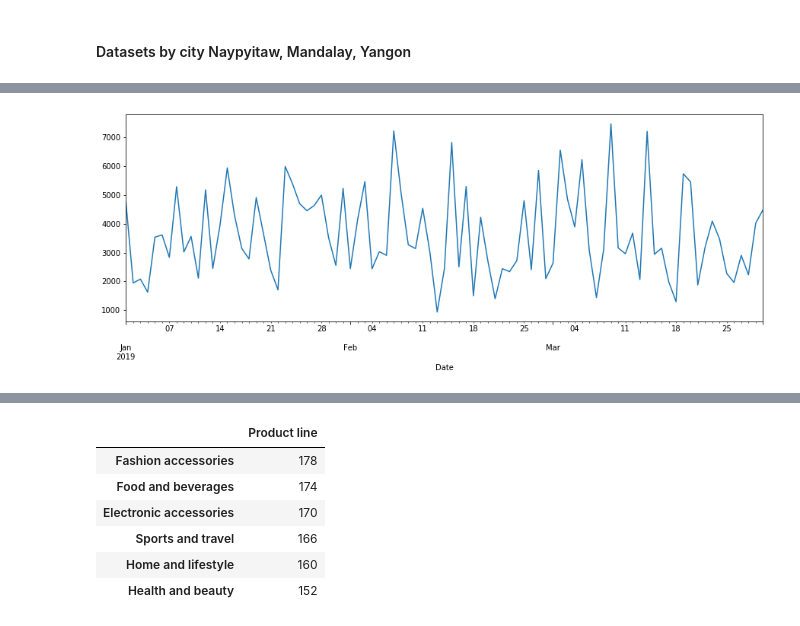
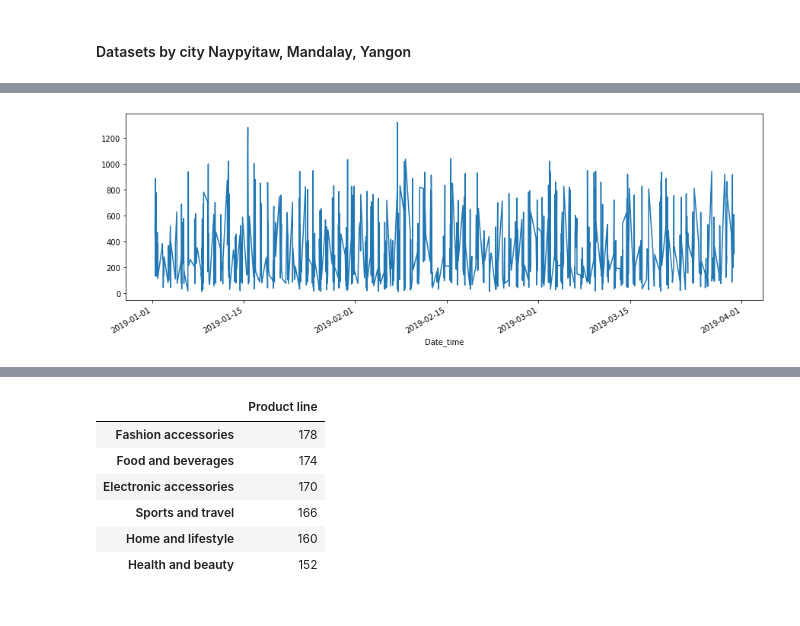
Before and after one commit to AAntunesNDS/supermarkt-sales, a Jupyter notebook: SupermarketSales.ipynb, the cells around one changed output, grey strips where cells are left out. Saved outputs shown, nothing was run; the diff lists cells and outputs as text; code cells hidden in the pictures.

```diff
--- a/SupermarketSales.ipynb
+++ b/SupermarketSales.ipynb
@@ -40,14 +40,20 @@ print(python_version())
 # %% [output]
 3.6.9
 # %%
-data = pd.read_csv("Datas/supermarket-sales/supermarket_sales - Sheet1.csv",
-                  parse_dates=['Date'])
+data = pd.read_csv("Datas/supermarket-sales/supermarket_sales - Sheet1.csv")
 
 # id da compra dispensaveel
 data = data.drop('Invoice ID', axis = 1)
 
-# hora da compra dispensaveel
+# create date time columns
+data['Date_time'] = data['Date'] + ' ' + data['Time']
+
+# remove date and time separeted
 data = data.drop('Time', axis = 1)
+#data = data.drop('Date', axis = 1)
+
+data['Date_time'] = data['Date_time'].astype('datetime64[ns]')
+data['Date'] = data['Date'].astype('datetime64[ns]')
 
 # branch=city | Branch dispensaveel
 data = data.drop('Branch', axis = 1)
@@ -275,7 +282,7 @@ data_yangon.head()
 | 4 | Yangon | Normal | Male | Sports and travel | 86.31 | 7 | 30.2085 | 634.3785 | 2019-02-08 | ... |
 | 6 | Yangon | Member | Female | Electronic accessories | 68.84 | 6 | 20.6520 | 433.6920 | 2019-02-25 | ... |
 # %%
-data = data.sort_values(by='Date')
+data = data.sort_values(by='Date_time')
 data
 # %% [output]
 |  | City | Customer type | Gender | Product line | Unit price | Quantity | Tax 5% | Total | Date | ... |
@@ -296,6 +303,6 @@ dt_unique = data['Date'].unique()
 citys = []
 # %%
-dt = data.groupby(data['Date'])['Total'].sum()
-data.groupby(data['Date'])['Total'].sum().plot(figsize = (15,5))
+dt = data.groupby(data['Date_time'])['Total'].sum()
+data.groupby(data['Date_time'])['Total'].sum().plot(figsize = (15,5))
 dt.sum()
 # %% [output]
@@ -303,2 +310,2 @@ dt.sum()
-[figure, old version]
+[figure, new version]
 # %%
```
Also changed, not shown: parts of 34 cells of this notebook.
